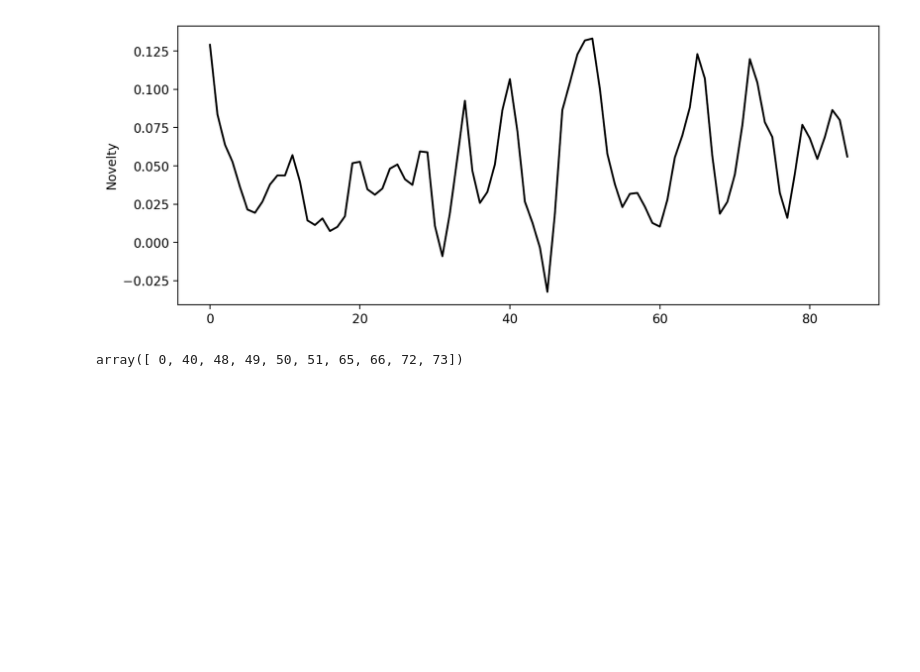
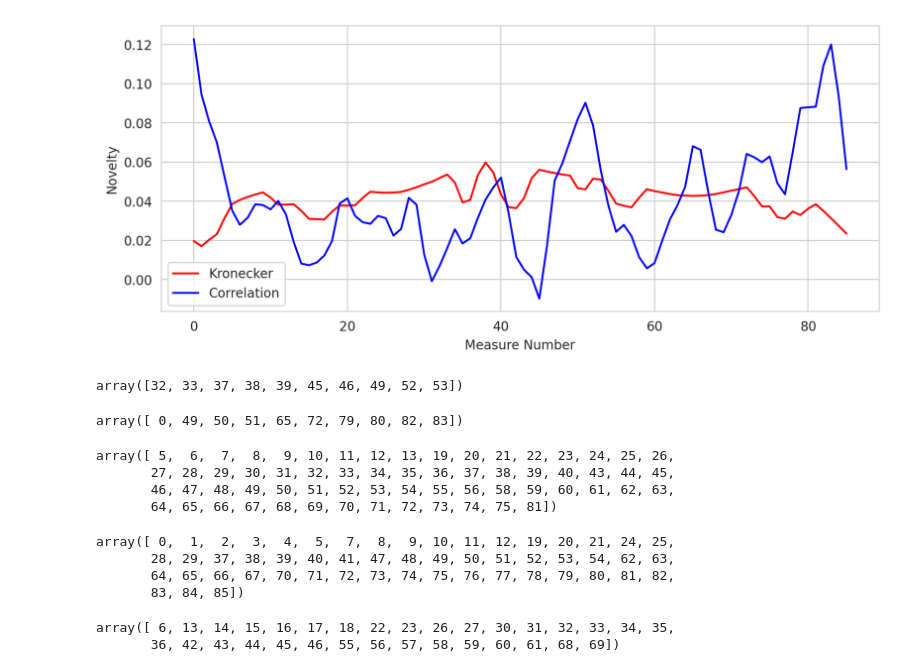
Before and after one commit to TalosSources/digital_musicology_homework_3, a Jupyter notebook: ssm.ipynb, the cells around one changed output. Saved outputs shown, nothing was run; the diff lists cells and outputs as text; code cells hidden in the pictures; blank space fills up the shorter version.

```diff
--- a/ssm.ipynb
+++ b/ssm.ipynb
@@ -55,10 +61,12 @@ for measure in linearized_sample_score.getElementsByClass(stream.Part)[0].getEle
         try:
             measure_midi_list.append(event.pitch.midi)
         except:
-            pass
+            if isinstance(event, chord.Chord):
+                for pitch in event.pitches:
+                    measure_midi_list.append(pitch.midi)
     midi_measure_sequence.append(measure_midi_list)
 
-# join measures 69/70 and 81/82
+# join measures 69/70 and 81/82 -- fixes bug in measure numbers
 m69 = midi_measure_sequence[68] + midi_measure_sequence[69]
 m81 = midi_measure_sequence[80] + midi_measure_sequence[81]
 
@@ -67,11 +75,5 @@ midi_measure_sequence.pop(81)
 midi_measure_sequence[68] = m69
 midi_measure_sequence.pop(69)
 
-# Create similarity matrix from MIDI measure lists
-self_sim_mat2 = calculate_ssm(midi_measure_sequence, kronecker_delta)
-
-plt.imshow(self_sim_mat2, cmap='viridis', interpolation='nearest')
-# plt.xticks([0, 4, 8, 12, 16, 20, 24, 28, 32], ['0', '4', '8', '12', '16', '20', '24', '28', '32'], fontsize=8)
-# plt.yticks([0, 4, 8, 12, 16, 20, 24, 28, 32], ['0', '4', '8', '12', '16', '20', '24', '28', '32'], fontsize=8)
-plt.show()
+print(len(midi_measure_sequence))
 # %% [output]
@@ -87,0 +81,8 @@ plt.show()
+# %%
+# Create similarity matrix from MIDI measure lists
+self_sim_mat2_kron = calculate_ssm(midi_measure_sequence, kronecker_delta)
+
+plt.imshow(self_sim_mat2_kron, cmap='viridis', interpolation='nearest')
+# plt.xticks([0, 4, 8, 12, 16, 20, 24, 28, 32], ['0', '4', '8', '12', '16', '20', '24', '28', '32'], fontsize=8)
+# plt.yticks([0, 4, 8, 12, 16, 20, 24, 28, 32], ['0', '4', '8', '12', '16', '20', '24', '28', '32'], fontsize=8)
+plt.show()
@@ -88,7 +91,7 @@ plt.show()
 # %%
-self_sim_mat2 = calculate_ssm(midi_measure_sequence, calculate_correlation)
+self_sim_mat2_corr = calculate_ssm(midi_measure_sequence, calculate_correlation)
 
-plt.imshow(self_sim_mat2, cmap='viridis', interpolation='nearest')
+plt.imshow(self_sim_mat2_corr, cmap='viridis', interpolation='nearest')
 # plt.xticks([0, 4, 8, 12, 16, 20, 24, 28, 32], ['0', '4', '8', '12', '16', '20', '24', '28', '32'], fontsize=8)
 # plt.yticks([0, 4, 8, 12, 16, 20, 24, 28, 32], ['0', '4', '8', '12', '16', '20', '24', '28', '32'], fontsize=8)
 plt.show()
@@ -97,15 +122,42 @@ plt.show()
 # %%
+L_kernel = 16
+nov_kron = compute_novelty_ssm(self_sim_mat2_kron, L=L_kernel, exclude=False)
+nov_corr = compute_novelty_ssm(self_sim_mat2_corr, L=L_kernel, exclude=False)
 
-L_kernel = 10
-nov = compute_novelty_ssm(self_sim_mat2, L=L_kernel, exclude=False)
 
 plt.figure(figsize=(10, 4))
-plt.plot(nov, color='k')
+plt.plot(nov_kron, color="red", label="Kronecker")
+plt.plot(nov_corr, color="blue", label="Correlation")
 plt.ylabel('Novelty')
-plt.show()
+plt.xlabel('Measure Number')
+plt.legend()
+plt.savefig("report/novelty.pdf", dpi=600)
 # %% [output]
-[figure, old version]
+[figure, new version]
 # %%
-get_novelty_topk(nov, 10)
+get_novelty_topk(nov_kron, 10)
 # %% [output]
-array([ 0, 40, 48, 49, 50, 51, 65, 66, 72, 73])
+array([32, 33, 37, 38, 39, 45, 46, 49, 52, 53])
+# %%
+get_novelty_topk(nov_corr, 10)
+# %% [output]
+array([ 0, 49, 50, 51, 65, 72, 79, 80, 82, 83])
+# %%
+get_novelty_threshold(nov_kron, 0.037)
+# %% [output]
+array([ 5,  6,  7,  8,  9, 10, 11, 12, 13, 19, 20, 21, 22, 23, 24, 25, 26,
+       27, 28, 29, 30, 31, 32, 33, 34, 35, 36, 37, 38, 39, 40, 43, 44, 45,
+       46, 47, 48, 49, 50, 51, 52, 53, 54, 55, 56, 58, 59, 60, 61, 62, 63,
+       64, 65, 66, 67, 68, 69, 70, 71, 72, 73, 74, 75, 81])
+# %%
+get_novelty_threshold(nov_corr, 0.03)
+# %% [output]
+array([ 0,  1,  2,  3,  4,  5,  7,  8,  9, 10, 11, 12, 19, 20, 21, 24, 25,
+       28, 29, 37, 38, 39, 40, 41, 47, 48, 49, 50, 51, 52, 53, 54, 62, 63,
+       64, 65, 66, 67, 70, 71, 72, 73, 74, 75, 76, 77, 78, 79, 80, 81, 82,
+       83, 84, 85])
+# %%
+get_novelty_threshold(-nov_corr, -0.030)
+# %% [output]
+array([ 6, 13, 14, 15, 16, 17, 18, 22, 23, 26, 27, 30, 31, 32, 33, 34, 35,
+       36, 42, 43, 44, 45, 46, 55, 56, 57, 58, 59, 60, 61, 68, 69])
```
Also changed, not shown: parts of 13 cells of this notebook, 8 other files.
